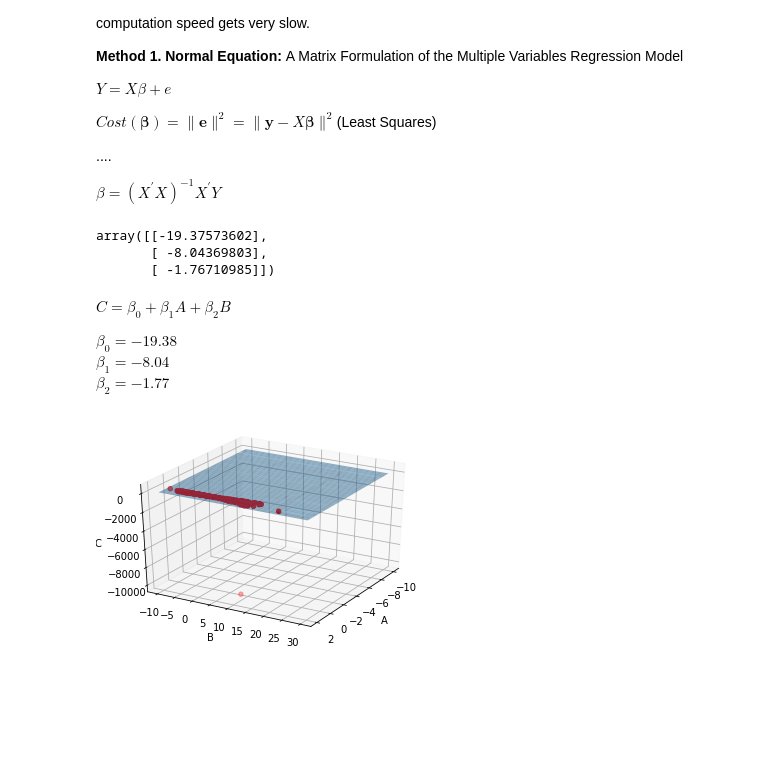
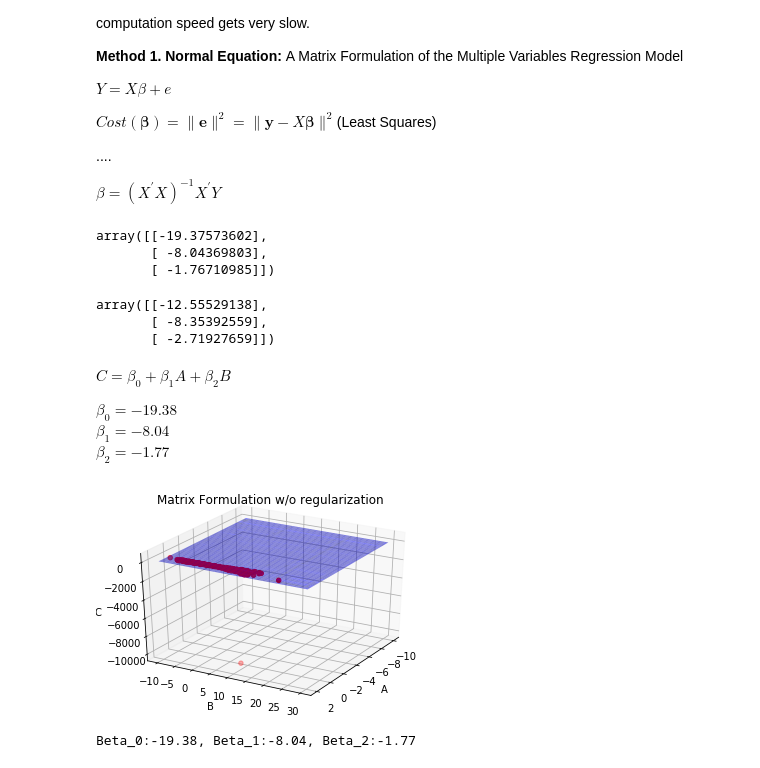
Before and after one commit to dayjang/Online_Test_M, a Jupyter notebook: moloco_q2.ipynb, the cells around one changed output. Saved outputs shown, nothing was run; the diff lists cells and outputs as text; code cells hidden in the pictures; blank space fills up the shorter version.

```diff
--- a/moloco_q2.ipynb
+++ b/moloco_q2.ipynb
@@ -59,13 +59,22 @@ $ Cost(\mathbf \beta) = \| \mathbf e \|^2 = \| \mathbf y - X \mathbf \beta\|^2$(
 
 $\beta=(X^{'}X)^{-1}X^{'}Y$
 # %%
-Beta = np.linalg.inv(X.transpose().dot(X)).dot(X.transpose()).dot(y)
+Beta1 = np.linalg.inv(X.transpose().dot(X)).dot(X.transpose()).dot(y)
-# %%
-Beta
-# %% [output]
-array([[-19.37573602],
-       [ -8.04369803],
-       [ -1.76710985]])
+# %%
+Beta1
+# %% [output]
+array([[-19.37573602],
+       [ -8.04369803],
+       [ -1.76710985]])
+# %%
+lambdaa = 100
+I = np.eye(3)
+Beta1_ridge=np.linalg.inv(X.transpose().dot(X) + lambdaa*I).dot(X.transpose()).dot(y)
+Beta1_ridge
+# %% [output]
+array([[-12.55529138],
+       [ -8.35392559],
+       [ -2.71927659]])
 # %% [markdown]
 $C=\beta_0+\beta_1A+\beta_2B$
 
@@ -75,17 +84,24 @@ $\beta_2 = -1.77$
 # %%
 xs = np.tile(np.arange(-10,2,0.01), (1200,1))
 ys = np.tile(np.arange(-10,30,0.1/3), (1200,1)).T
-zs = Beta[0][0] + xs*Beta[1][0]  + ys*Beta[2][0]
+zs = Beta1[0][0] + xs*Beta1[1][0]  + ys*Beta1[2][0]
+zs1_ridge = Beta1_ridge[0][0] + xs*Beta1_ridge[1][0]  + ys*Beta1_ridge[2][0]
 # %%
 # Let's plot this regressor
-fig = plt.figure()
-ax = plt.axes(projection='3d')
-ax.view_init(azim=30)
-ax.set_xlabel('A')
-ax.set_ylabel('B')
-ax.set_zlabel('C')
-ax.scatter(X[:,0], X[:,1], y,color='r')
-ax.plot_surface(xs,ys,zs, alpha=0.5)
-plt.show()
+def plot_3d(xs,ys,zs,col,title):
+    fig = plt.figure()
+    ax = plt.axes(projection='3d')
+    ax.view_init(azim=30)
+    ax.set_xlabel('A')
+    ax.set_ylabel('B')
+    ax.set_zlabel('C')
+    ax.scatter(X[:,0], X[:,1], y,color='r')
+    ax.plot_surface(xs,ys,zs, alpha=0.5,color=col)
+    ax.set_title(title)
+    plt.show()
+
+plot_3d(xs,ys,zs,'b','Matrix Formulation w/o regularization')
+print('Beta_0:{:.2f}, Beta_1:{:.2f}, Beta_2:{:.2f}  '.format(Beta1[0][0],Beta1[1][0],Beta1[2][0]))
 # %% [output]
-[figure, old version]
+[figure, new version]
+Beta_0:-19.38, Beta_1:-8.04, Beta_2:-1.77
```
Also changed, not shown: parts of 10 cells of this notebook.
